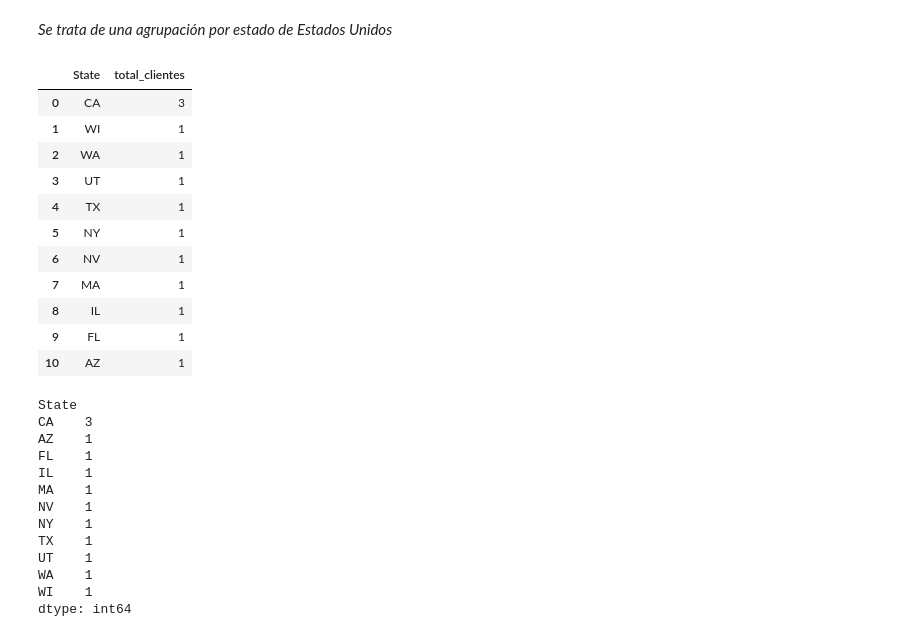
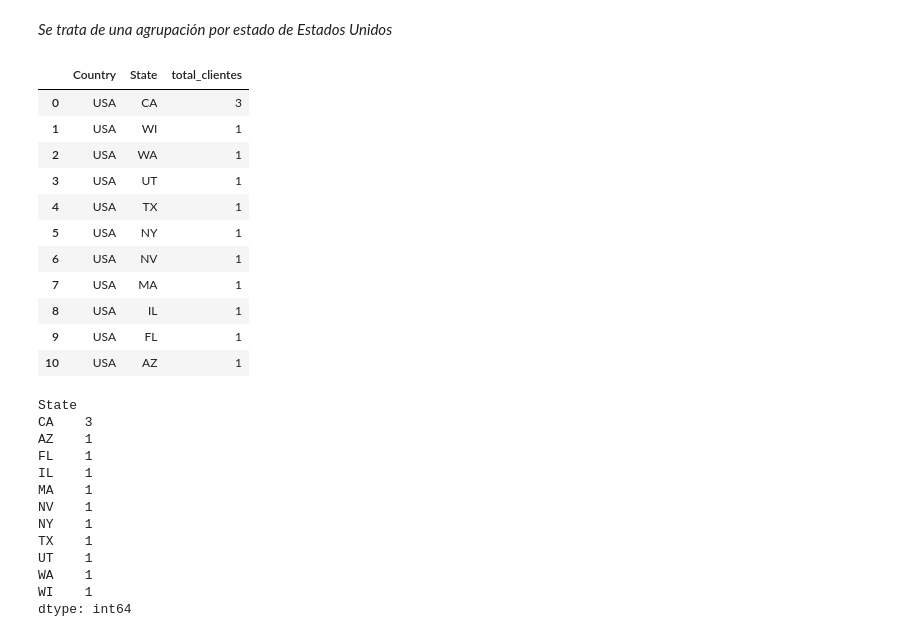
Before and after one commit to Enrique-Algarra/DS-Online-Enrique-Algarra, a Jupyter notebook: 03_Data_Analysis/Sprint_06/Unidad_01_Procesado_Datos_Internos_BBDD/03_Practica_Obligatoria/18_Practica_Obligatoria_SQL.ipynb, the cells around one changed output. Cells and saved outputs as stored; diff of their text form; code cells hidden in the pictures.

```diff
--- a/03_Data_Analysis/Sprint_06/Unidad_01_Procesado_Datos_Internos_BBDD/03_Practica_Obligatoria/18_Practica_Obligatoria_SQL.ipynb
+++ b/03_Data_Analysis/Sprint_06/Unidad_01_Procesado_Datos_Internos_BBDD/03_Practica_Obligatoria/18_Practica_Obligatoria_SQL.ipynb
@@ -23,6 +23,11 @@ cursor_clase = connection.cursor()
 Si quieres, crea una función que te simplifique la ejecución de queries, usa la que has visto en los workouts o bien una que esté basada en pd.read_sql
 # %%
 def ejecutar_query(query):
+    '''Función para extraer datos de una base de datos
+
+    Parámetros:
+        query = consulta de SQL a realizar
+    '''
     return pd.read_sql(query, connection)
 # %% [markdown]
 #### Modelo de Datos
@@ -147,25 +179,30 @@ Muesta cuantos clientes de Estados Unidos hay por estado de Estados Unidos. El r
 # %%
 # SQL
 ejecutar_query("""
-SELECT State, COUNT(*) AS total_clientes
+SELECT
+    Country,
+    State,
+    COUNT(*) AS total_clientes
 FROM customers
 WHERE Country = 'USA'
 GROUP BY State
-ORDER BY 2 DESC
+ORDER BY total_clientes DESC
 """)
+
+# ORDER BY 2 DESC también vale, coge la segunda columna del dataframe
 # %% [output]
-|  | State | total_clientes |
-| 0 | CA | 3 |
-| 1 | WI | 1 |
-| 2 | WA | 1 |
-| 3 | UT | 1 |
-| 4 | TX | 1 |
-| 5 | NY | 1 |
-| 6 | NV | 1 |
-| 7 | MA | 1 |
-| 8 | IL | 1 |
-| 9 | FL | 1 |
-| 10 | AZ | 1 |
+|  | Country | State | total_clientes |
+| 0 | USA | CA | 3 |
+| 1 | USA | WI | 1 |
+| 2 | USA | WA | 1 |
+| 3 | USA | UT | 1 |
+| 4 | USA | TX | 1 |
+| 5 | USA | NY | 1 |
+| 6 | USA | NV | 1 |
+| 7 | USA | MA | 1 |
+| 8 | USA | IL | 1 |
+| 9 | USA | FL | 1 |
+| 10 | USA | AZ | 1 |
 # %%
 # Pandas
 df_customers[df_customers["Country"] == "USA"].groupby("State").size().sort_values(ascending=False)
```
Also changed, not shown: parts of 19 cells of this notebook, 15 other files.
